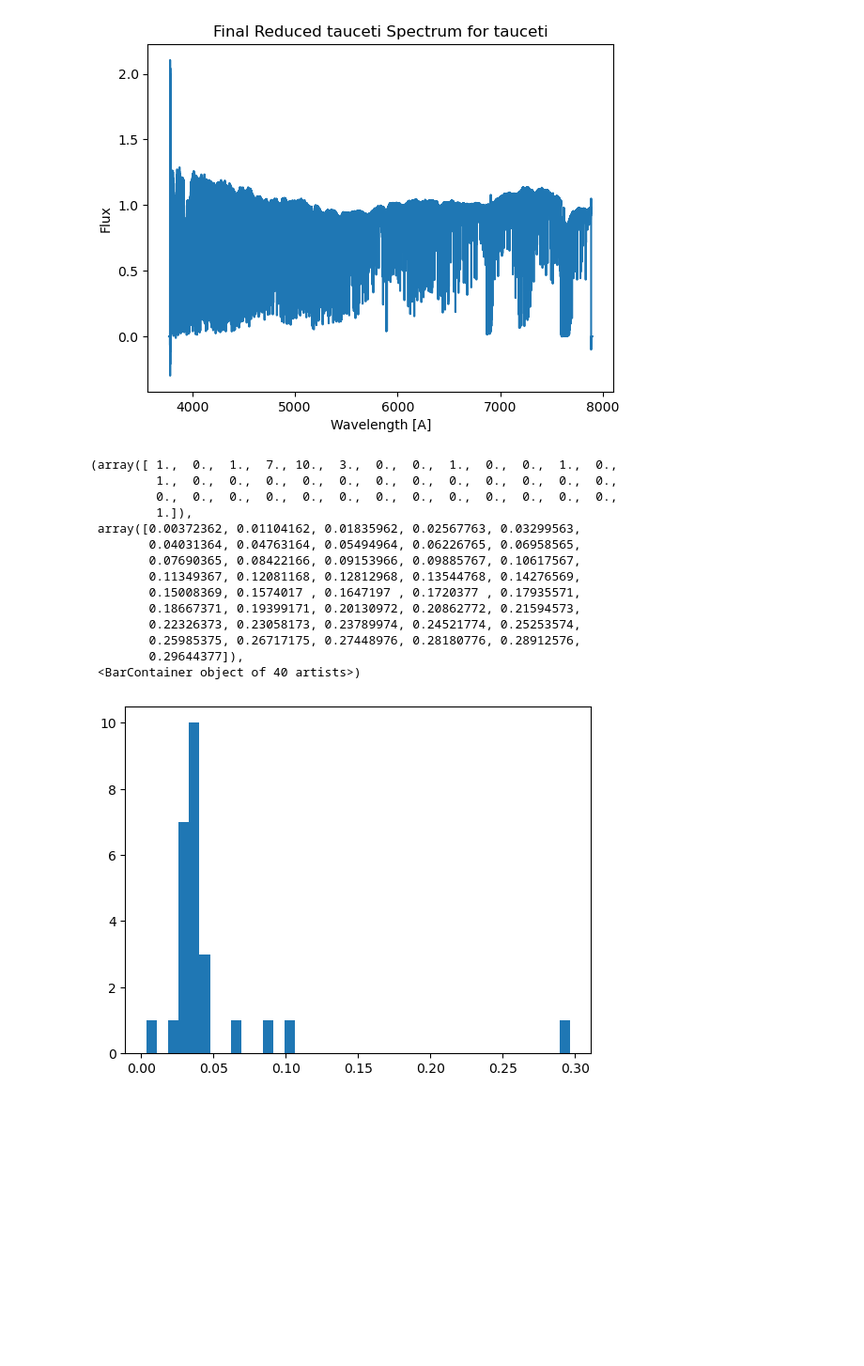
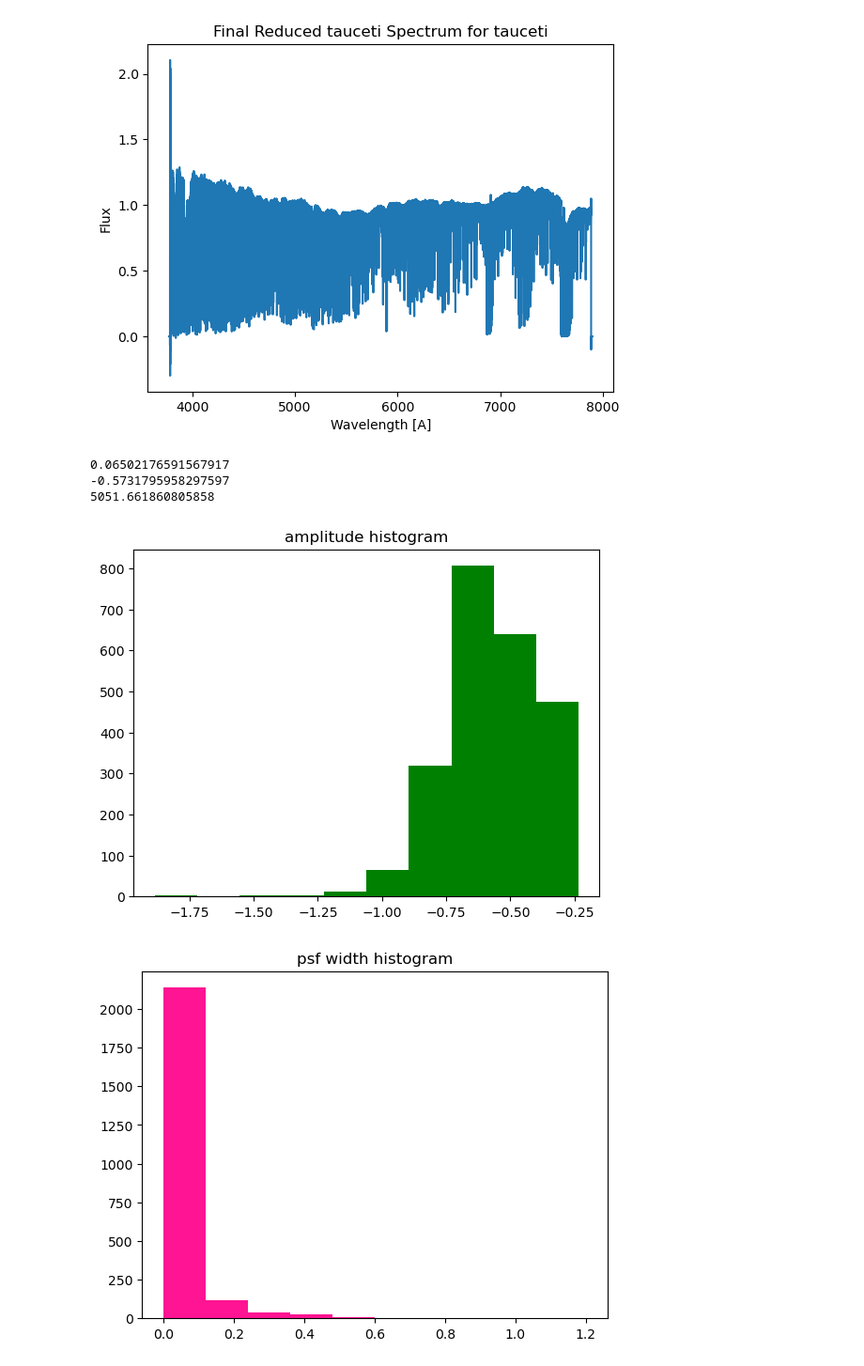
Before and after one commit to howardisaacson/Intro-2-Spectra, a Jupyter notebook: analysis/ESPRESSO/Spectral Lines of Tau Ceti.ipynb, the cells around one changed output. Shown at 94% size. Drawn from its saved outputs; the diff is of its cells as text; code cells hidden in the pictures; blank space fills up the shorter version.

Commit message:
spectrum's gauss fit

```diff
--- a/analysis/ESPRESSO/Spectral Lines of Tau Ceti.ipynb
+++ b/analysis/ESPRESSO/Spectral Lines of Tau Ceti.ipynb
@@ -457,10 +457,9 @@ plt.show()
 [figure]
 # %%
 #defining functions to find the Gaussian fits for our spectral lines
-def gaussian(x, amplitude, mean, sigma,offset):
+def gaussian(x, amplitude, mean, sigma):
         #sigma should be the width of point-spread function (PSF)
-        offset = offset
-        return amplitude * np.exp(-0.5 * ((x - mean) / sigma)**2) + offset
+        return amplitude * np.exp(-0.5 * ((x - mean) / sigma)**2) + 1
 
 
 def fitgauss(cutwave,cutflux):
@@ -477,18 +476,16 @@ def fitgauss(cutwave,cutflux):
     amplitude0 = -(dip_max - dip_min) #dip is negative
     mean0 = (rightx+leftx) /2
     sigma0 =(rightx - leftx)/2
-    offset0 = dip_max
+#     offset0 = dip_max
 
     #calculate gaussian
-
-    popt, pcov = curve_fit(gaussian, cutwave,cutflux, p0 = np.array([amplitude0 , mean0 ,sigma0, offset0]), maxfev = 10000000)
-    psf = np.abs(popt[2])
+    popt, pcov = curve_fit(gaussian, cutwave,cutflux, p0 = np.array([amplitude0 , mean0 ,sigma0]), maxfev = 10000000)
 
 #     plt.plot(cutwave, gaussian(cutwave, *popt), label = 'gaussian fit', color ='r') #plot the gaussian
 #     plt.grid()
 #     plt.legend()
 
-    return psf, *popt
+    return popt
 
 
 
@@ -605,28 +605,39 @@ def find_dips(leftx,rightx):
+# %%
+#put an outline for what we've done
+#injection laser line and recovering those w those search
+#write outline with chatgpt
+#do pixels in another panel
+#do another star spectrum and see if it works
+popt_array = find_dips(4000,8000)
 # %%
 #make wavelength to pixels by this equation: find delta lambda then use some wavelength we know then divide it by delta lambda and it should give pixel number
-# find_dips(4841 ,4880)
+amp = popt_array[::3]
+mean = popt_array[1::3]
+psf = popt_array[2::3]
 
 
-plt.hist(find_dips(4841 ,4880), bins = 40)
-# find_dips(4860,4865)
-# plt.hist(find_dips(4841 ,4865), bins = 40, color ='y')
-# plt.hist(find_dips(4865 ,4880), bins = 100, color ='r')
-# find_dips(4841 ,4880)
-# find_dips(4860 ,4865)
-plt.hist(find_dips(4841 ,4880), bins = 40)
+
+# psfs = find_dips(4000,8000)
+psf_avg = np.average(psf)
+print(psf_avg)
+
+amp_avg = np.average(amp)
+print(amp_avg)
+
+mean_avg = np.average(mean)
+print(mean_avg)
+plt.figure()
+plt.hist(amp, color ='green')
+plt.title('amplitude histogram')
+plt.show()
+plt.figure()
+plt.hist(psf, color = 'deeppink')
+plt.title('psf width histogram')
+plt.show()
+# plt.xlim(0,1)
 # %% [output]
-(array([ 1.,  0.,  1.,  7., 10.,  3.,  0.,  0.,  1.,  0.,  0.,  1.,  0.,
-         1.,  0.,  0.,  0.,  0.,  0.,  0.,  0.,  0.,  0.,  0.,  0.,  0.,
-         0.,  0.,  0.,  0.,  0.,  0.,  0.,  0.,  0.,  0.,  0.,  0.,  0.,
-         1.]),
- array([0.00372362, 0.01104162, 0.01835962, 0.02567763, 0.03299563,
-        0.04031364, 0.04763164, 0.05494964, 0.06226765, 0.06958565,
-        0.07690365, 0.08422166, 0.09153966, 0.09885767, 0.10617567,
-        0.11349367, 0.12081168, 0.12812968, 0.13544768, 0.14276569,
-        0.15008369, 0.1574017 , 0.1647197 , 0.1720377 , 0.17935571,
-        0.18667371, 0.19399171, 0.20130972, 0.20862772, 0.21594573,
-        0.22326373, 0.23058173, 0.23789974, 0.24521774, 0.25253574,
-        0.25985375, 0.26717175, 0.27448976, 0.28180776, 0.28912576,
-        0.29644377]),
- <BarContainer object of 40 artists>)
+0.06502176591567917
+-0.5731795958297597
+5051.661860805858
-[figure, old version]
+[figure, new version]
+[figure, added]
```
Also changed, not shown: parts of 3 cells of this notebook, 2 other files.
